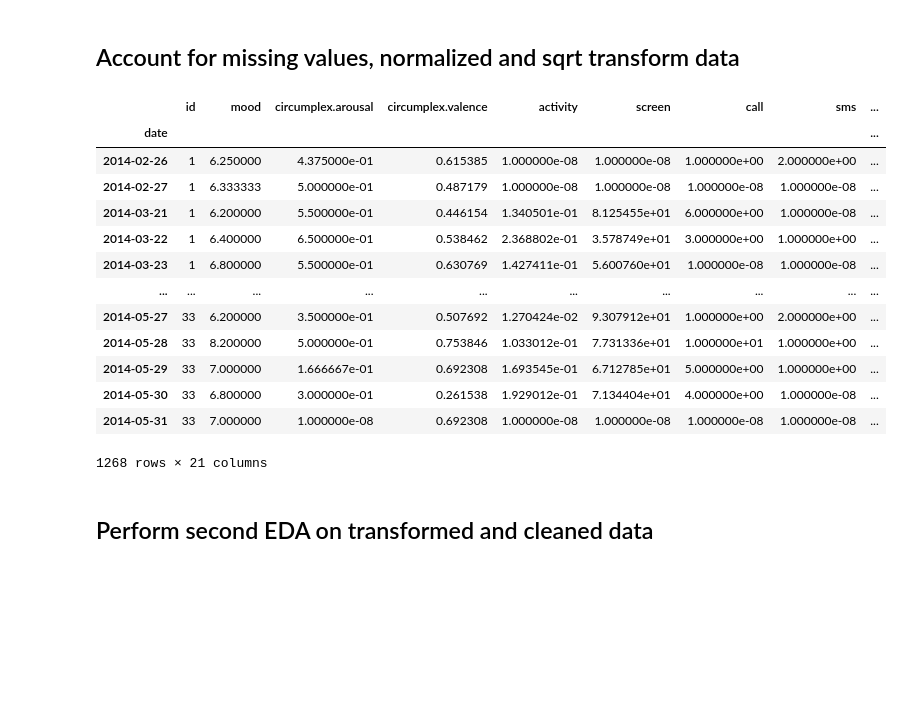
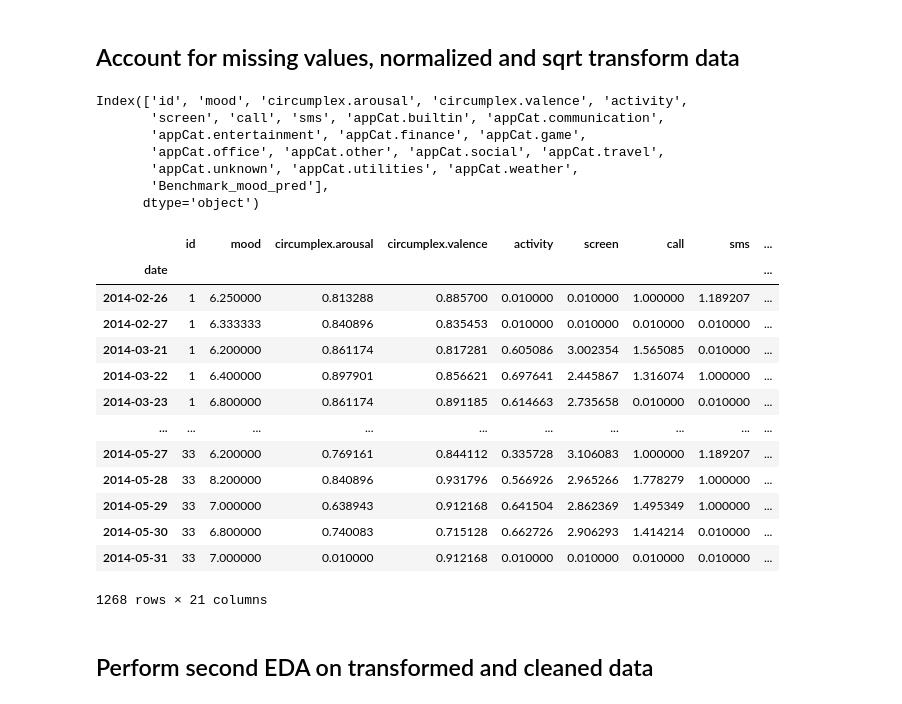
Before and after one commit to wiebetimmers/datamining, a Jupyter notebook: EDA2+classification+models.ipynb, the cells around one changed output. Drawn from its saved outputs; the diff is of its cells as text; code cells hidden in the pictures; blank space fills up the shorter version.

Commit message:
plot and transform fix

```diff
--- a/EDA2+classification+models.ipynb
+++ b/EDA2+classification+models.ipynb
@@ -133,35 +133,51 @@ dtype: int64
 # %%
 # change NaN to 0
 df = df_merged.replace(np.nan, 0)
 
 # Normalize circumplex values using min-max normalization
 df['circumplex.arousal'] =(df['circumplex.arousal']-df['circumplex.arousal'].min())/(df['circumplex.arousal'].max()-df['circumplex.arousal'].min())
 df['circumplex.valence'] = (df['circumplex.valence']-df['circumplex.valence'].min())/(df['circumplex.valence'].max()-df['circumplex.valence'].min())
 
 # Replace zero's for very small values - remove 2 zero's to get better view
 df = df.replace(0, 0.00000001)
 
 # Use sqrt transformation
 no_mood = df.loc[:, (df.columns != 'mood') |
                     (df.columns != 'id') |
                     (df.columns != "Benchmark_mood_pred")].columns
-df[no_mood].transform('sqrt')
+print(no_mood)
+no_mood = ['circumplex.arousal', 'circumplex.valence', 'activity',
+       'screen', 'call', 'sms', 'appCat.builtin', 'appCat.communication',
+       'appCat.entertainment', 'appCat.finance', 'appCat.game',
+       'appCat.office', 'appCat.other', 'appCat.social', 'appCat.travel',
+       'appCat.unknown', 'appCat.utilities', 'appCat.weather']
+#df[no_mood].transform('sqrt')
+# Use sqrt sqrt transformation
+df[no_mood] = np.sqrt(df[no_mood])
+df[no_mood] = np.sqrt(df[no_mood])
 df
 # %% [output]
+Index(['id', 'mood', 'circumplex.arousal', 'circumplex.valence', 'activity',
+       'screen', 'call', 'sms', 'appCat.builtin', 'appCat.communication',
+       'appCat.entertainment', 'appCat.finance', 'appCat.game',
+       'appCat.office', 'appCat.other', 'appCat.social', 'appCat.travel',
+       'appCat.unknown', 'appCat.utilities', 'appCat.weather',
+       'Benchmark_mood_pred'],
+      dtype='object')
 |  | id | mood | circumplex.arousal | circumplex.valence | activity | screen | call | sms | ... |
 | date |  |  |  |  |  |  |  |  | ... |
-| 2014-02-26 | 1 | 6.250000 | 4.375000e-01 | 0.615385 | 1.000000e-08 | 1.000000e-08 | 1.000000e+00 | 2.000000e+00 | ... |
-| 2014-02-27 | 1 | 6.333333 | 5.000000e-01 | 0.487179 | 1.000000e-08 | 1.000000e-08 | 1.000000e-08 | 1.000000e-08 | ... |
-| 2014-03-21 | 1 | 6.200000 | 5.500000e-01 | 0.446154 | 1.340501e-01 | 8.125455e+01 | 6.000000e+00 | 1.000000e-08 | ... |
-| 2014-03-22 | 1 | 6.400000 | 6.500000e-01 | 0.538462 | 2.368802e-01 | 3.578749e+01 | 3.000000e+00 | 1.000000e+00 | ... |
-| 2014-03-23 | 1 | 6.800000 | 5.500000e-01 | 0.630769 | 1.427411e-01 | 5.600760e+01 | 1.000000e-08 | 1.000000e-08 | ... |
+| 2014-02-26 | 1 | 6.250000 | 0.813288 | 0.885700 | 0.010000 | 0.010000 | 1.000000 | 1.189207 | ... |
+| 2014-02-27 | 1 | 6.333333 | 0.840896 | 0.835453 | 0.010000 | 0.010000 | 0.010000 | 0.010000 | ... |
+| 2014-03-21 | 1 | 6.200000 | 0.861174 | 0.817281 | 0.605086 | 3.002354 | 1.565085 | 0.010000 | ... |
+| 2014-03-22 | 1 | 6.400000 | 0.897901 | 0.856621 | 0.697641 | 2.445867 | 1.316074 | 1.000000 | ... |
+| 2014-03-23 | 1 | 6.800000 | 0.861174 | 0.891185 | 0.614663 | 2.735658 | 0.010000 | 0.010000 | ... |
 | ... | ... | ... | ... | ... | ... | ... | ... | ... | ... |
-| 2014-05-27 | 33 | 6.200000 | 3.500000e-01 | 0.507692 | 1.270424e-02 | 9.307912e+01 | 1.000000e+00 | 2.000000e+00 | ... |
-| 2014-05-28 | 33 | 8.200000 | 5.000000e-01 | 0.753846 | 1.033012e-01 | 7.731336e+01 | 1.000000e+01 | 1.000000e+00 | ... |
-| 2014-05-29 | 33 | 7.000000 | 1.666667e-01 | 0.692308 | 1.693545e-01 | 6.712785e+01 | 5.000000e+00 | 1.000000e+00 | ... |
-| 2014-05-30 | 33 | 6.800000 | 3.000000e-01 | 0.261538 | 1.929012e-01 | 7.134404e+01 | 4.000000e+00 | 1.000000e-08 | ... |
-| 2014-05-31 | 33 | 7.000000 | 1.000000e-08 | 0.692308 | 1.000000e-08 | 1.000000e-08 | 1.000000e-08 | 1.000000e-08 | ... |
+| 2014-05-27 | 33 | 6.200000 | 0.769161 | 0.844112 | 0.335728 | 3.106083 | 1.000000 | 1.189207 | ... |
+| 2014-05-28 | 33 | 8.200000 | 0.840896 | 0.931796 | 0.566926 | 2.965266 | 1.778279 | 1.000000 | ... |
+| 2014-05-29 | 33 | 7.000000 | 0.638943 | 0.912168 | 0.641504 | 2.862369 | 1.495349 | 1.000000 | ... |
+| 2014-05-30 | 33 | 6.800000 | 0.740083 | 0.715128 | 0.662726 | 2.906293 | 1.414214 | 0.010000 | ... |
+| 2014-05-31 | 33 | 7.000000 | 0.010000 | 0.912168 | 0.010000 | 0.010000 | 0.010000 | 0.010000 | ... |
-1268 rows × 21 columns
+1268 rows × 21 columns
 # %% [markdown]
 ## Perform second EDA on transformed and cleaned data
 # %%
```
Also changed, not shown: parts of 12 cells of this notebook.
